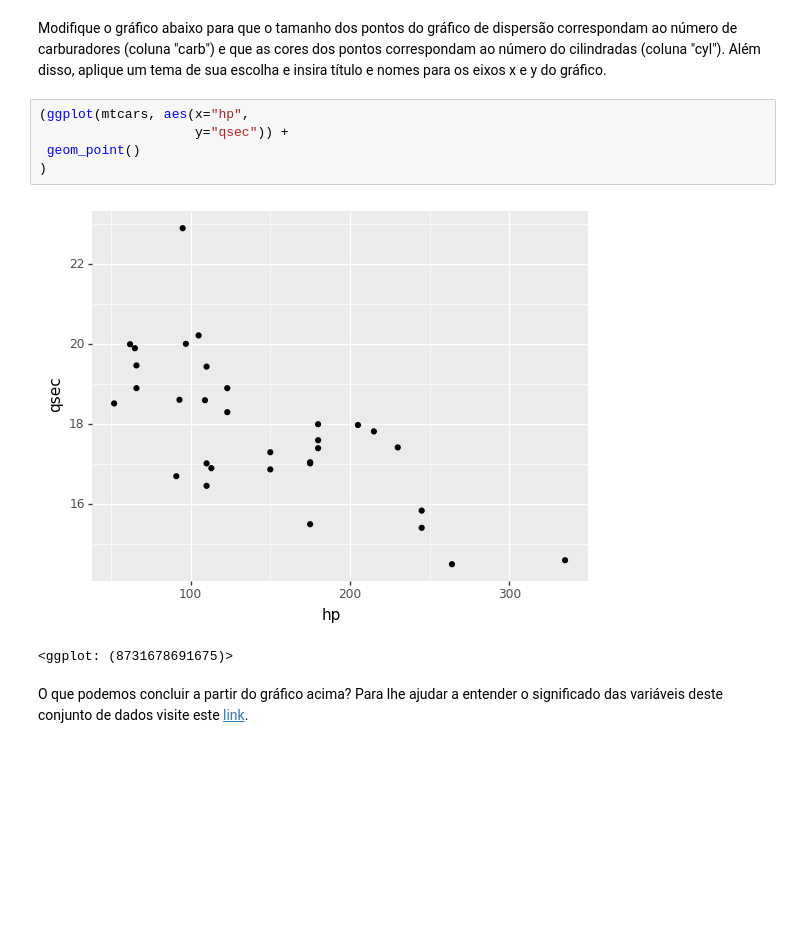
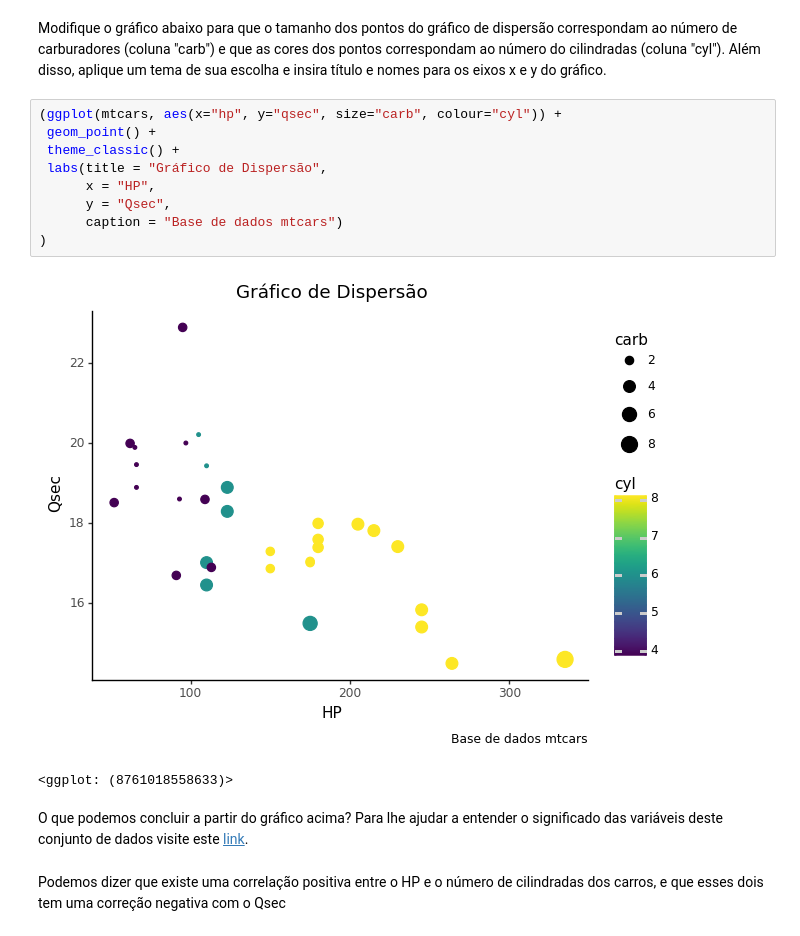
Before and after one commit to helio-cordeiro/intro_python_verao_ime_2023, a Jupyter notebook: exercicios/exercicio04.ipynb, the cells around one changed output. Drawn from its saved outputs; the diff is of its cells as text; blank space fills up the shorter version.

```diff
--- a/exercicios/exercicio04.ipynb
+++ b/exercicios/exercicio04.ipynb
@@ -39,12 +58,18 @@ mtcars.head()
 # %% [markdown]
 Modifique o gráfico abaixo para que o tamanho dos pontos do gráfico de dispersão correspondam ao número de carburadores (coluna "carb") e que as cores dos pontos correspondam ao número do cilindradas (coluna "cyl"). Além disso, aplique um tema de sua escolha e insira título e nomes para os eixos x e y do gráfico.
 # %%
-(ggplot(mtcars, aes(x="hp",
-                    y="qsec")) +
- geom_point()
+(ggplot(mtcars, aes(x="hp", y="qsec", size="carb", colour="cyl")) +
+ geom_point() +
+ theme_classic() +
+ labs(title = "Gráfico de Dispersão",
+      x = "HP",
+      y = "Qsec",
+      caption = "Base de dados mtcars")
 )
 # %% [output]
-[figure, old version]
+[figure, new version]
-<ggplot: (8731678691675)>
+<ggplot: (8761018558633)>
 # %% [markdown]
 O que podemos concluir a partir do gráfico acima? Para lhe ajudar a entender o significado das variáveis deste conjunto de dados visite este [link](https://rpubs.com/neros/61800).
+# %% [markdown]
+Podemos dizer que existe uma correlação positiva entre o HP e o número de cilindradas dos carros, e que esses dois tem uma correção negativa com o Qsec
```
Also changed, not shown: parts of 2 cells of this notebook.
